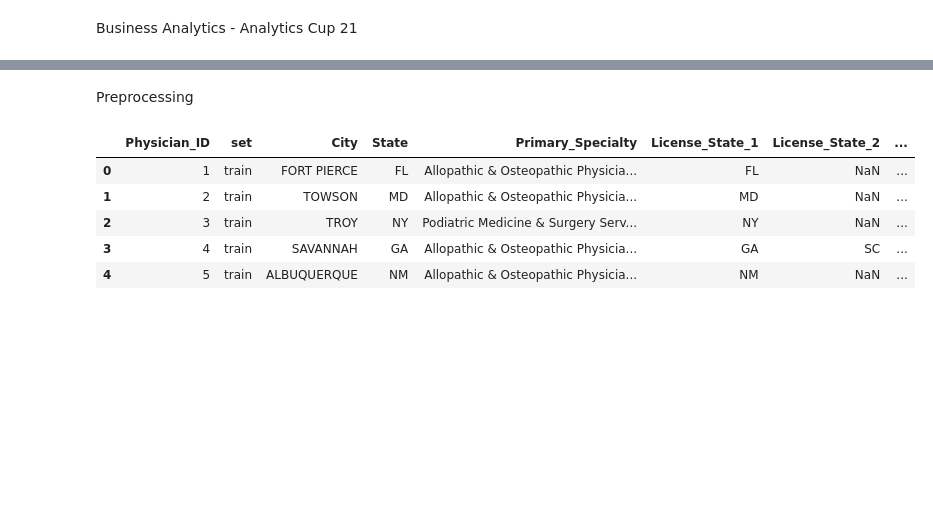
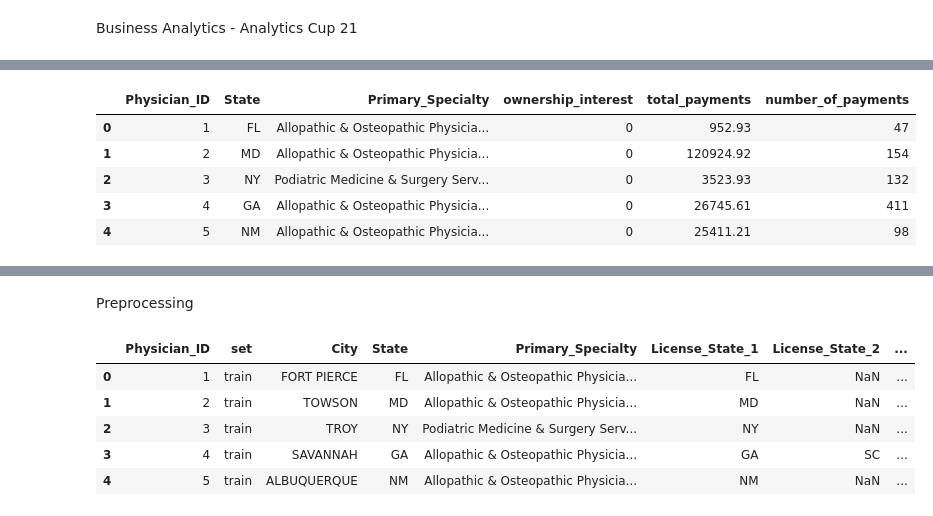
Before and after one commit to manu675/TUM_Analytics_Cup_2020, a Jupyter notebook: AC_python_classifiers.ipynb, the cells around one changed output, grey strips where cells are left out. Saved outputs shown, nothing was run; the diff lists cells and outputs as text; code cells hidden in the pictures; blank space fills up the shorter version.

```diff
--- a/AC_python_classifiers.ipynb
+++ b/AC_python_classifiers.ipynb
@@ -27,0 +36,2 @@ Saving df.csv to df.csv
+# %%
+train = pd.read_csv("train_physicians.csv")
@@ -27,0 +40,9 @@ Saving df.csv to df.csv
+# %%
+train.head()
+# %% [output]
+|  | Physician_ID | State | Primary_Specialty | ownership_interest | total_payments | number_of_payments |
+| 0 | 1 | FL | Allopathic & Osteopathic Physicia... | 0 | 952.93 | 47 |
+| 1 | 2 | MD | Allopathic & Osteopathic Physicia... | 0 | 120924.92 | 154 |
+| 2 | 3 | NY | Podiatric Medicine & Surgery Serv... | 0 | 3523.93 | 132 |
+| 3 | 4 | GA | Allopathic & Osteopathic Physicia... | 0 | 26745.61 | 411 |
+| 4 | 5 | NM | Allopathic & Osteopathic Physicia... | 0 | 25411.21 | 98 |
```
Also changed, not shown: parts of 43 cells of this notebook.
